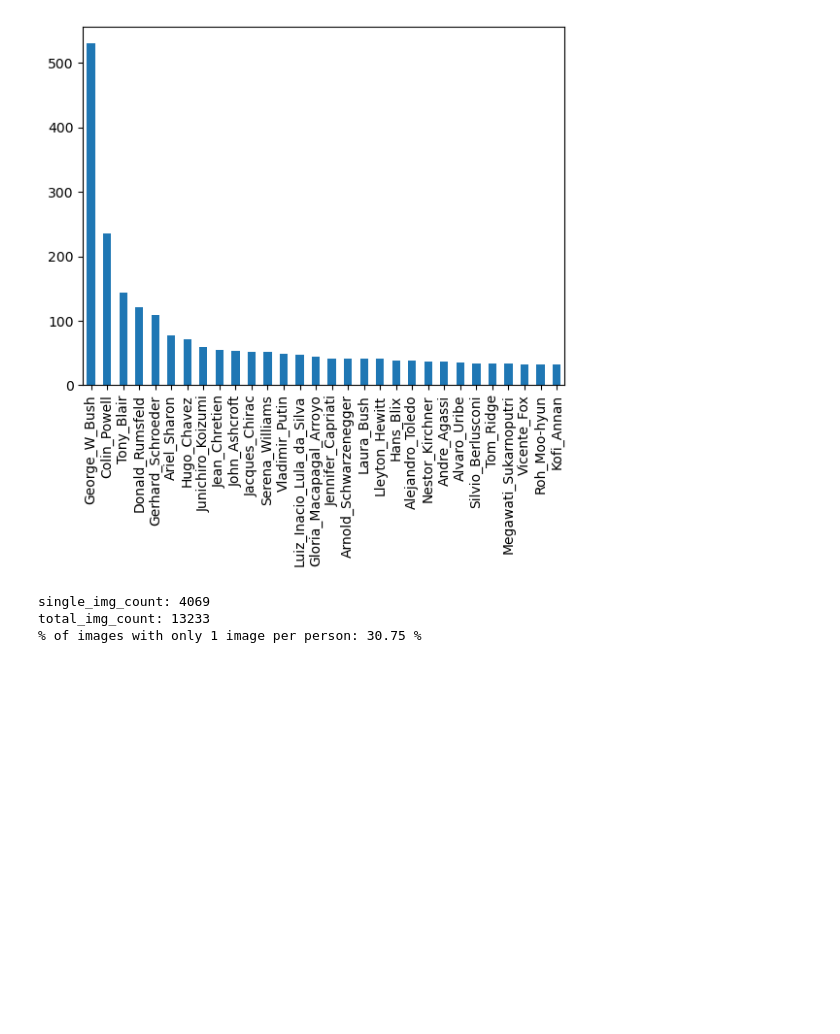
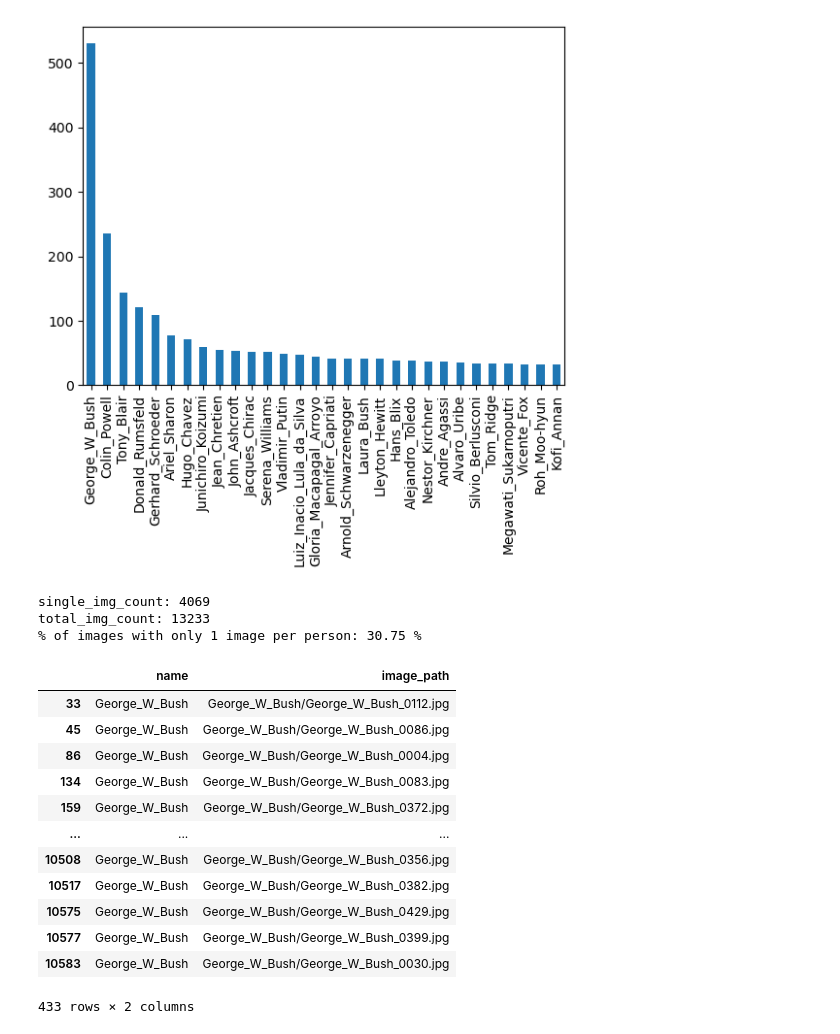
Before and after one commit to jxdev8/cmpe258-team-project, a Jupyter notebook: explore/john/lfw.ipynb, the cells around one changed output. Drawn from its saved outputs; the diff is of its cells as text; code cells hidden in the pictures; blank space fills up the shorter version.

```diff
--- a/explore/john/lfw.ipynb
+++ b/explore/john/lfw.ipynb
@@ -485,5 +487,21 @@ print('% of images with only 1 image per person: {:.2f} %'.format(single_img_cou
 single_img_count: 4069
 total_img_count: 13233
 % of images with only 1 image per person: 30.75 %
+# %%
+lfw_train.loc[lfw_train['name'] == 'George_W_Bush']
+# %% [output]
+|  | name | image_path |
+| 33 | George_W_Bush | George_W_Bush/George_W_Bush_0112.jpg |
+| 45 | George_W_Bush | George_W_Bush/George_W_Bush_0086.jpg |
+| 86 | George_W_Bush | George_W_Bush/George_W_Bush_0004.jpg |
+| 134 | George_W_Bush | George_W_Bush/George_W_Bush_0083.jpg |
+| 159 | George_W_Bush | George_W_Bush/George_W_Bush_0372.jpg |
+| ... | ... | ... |
+| 10508 | George_W_Bush | George_W_Bush/George_W_Bush_0356.jpg |
+| 10517 | George_W_Bush | George_W_Bush/George_W_Bush_0382.jpg |
+| 10575 | George_W_Bush | George_W_Bush/George_W_Bush_0429.jpg |
+| 10577 | George_W_Bush | George_W_Bush/George_W_Bush_0399.jpg |
+| 10583 | George_W_Bush | George_W_Bush/George_W_Bush_0030.jpg |
+433 rows × 2 columns
 # %%
 # Show a sample image to verify it.
```
Also changed, not shown: parts of 22 cells of this notebook.
